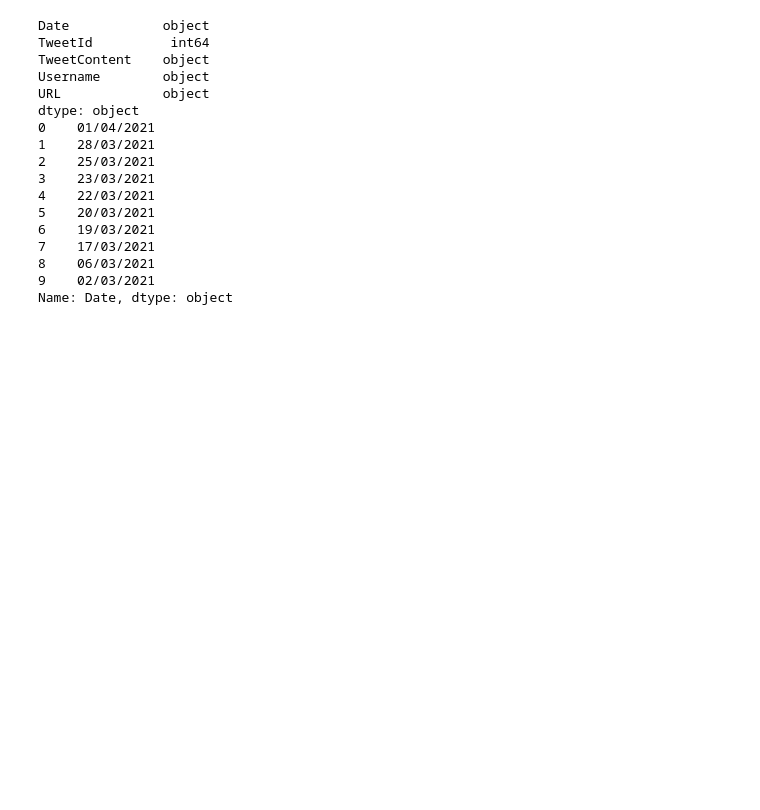
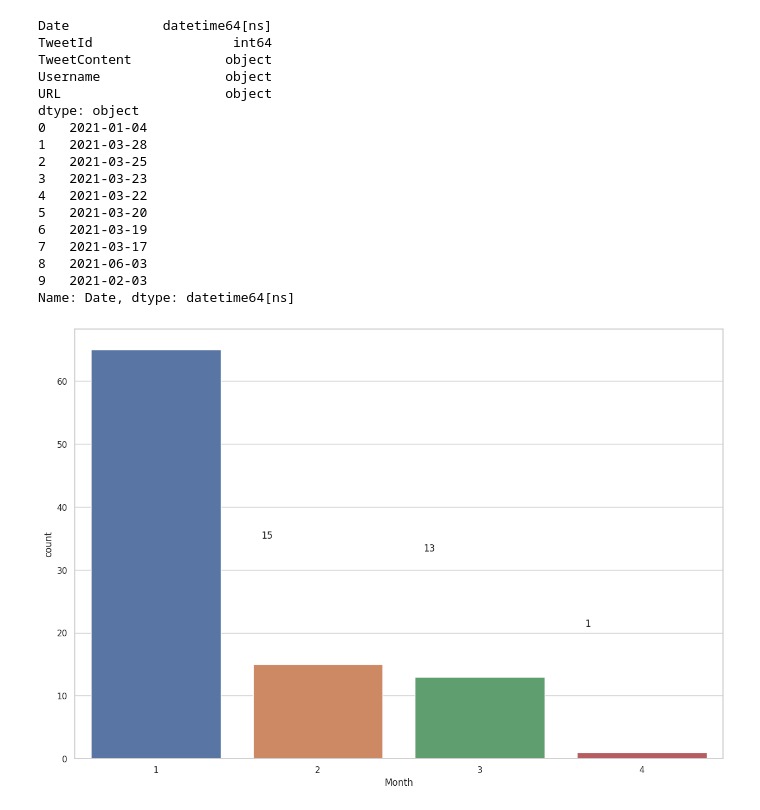
Before and after one commit to gustavoguimaraesreis/tcc, a Jupyter notebook: make_graph.ipynb, the cells around one changed output. Cells and saved outputs as stored; diff of their text form; code cells hidden in the pictures; blank space fills up the shorter version.

Commit message:
Grafos dos dados do tweet funcionando e começando com os dados do forum

```diff
--- a/make_graph.ipynb
+++ b/make_graph.ipynb
@@ -8,7 +8,7 @@ import matplotlib.pyplot as plt
 sns.set_theme(style="whitegrid")
 
 tweets = pd.read_json("tweets/facebook/tres-meses/facebook data leak_2021-01-02_2021-04-02.json",
-                     lines=True, nrows=10, convert_dates=False)
+                     lines=True, nrows=10, convert_dates=True)
 # print(tweets)
 # formato: Anodsfdsf/mes/dia
 
@@ -16,7 +16,9 @@ print(tweets.dtypes)
 # tweets['Date'] = tweets['Date'].strftime("%m/%d/%Y")
 # tweets['Date'] = pd.to_datetime(tweets['Date'])
 for column in tweets.columns[0:1]:
-    print(tweets[column])
+    print(tweets[column]) #formato Y-
+
+
 # tweets['Date'] = tweets['Date'].dt.strftime('%Y-%m-%d')
 # tweets['Date'] = pd.to_datetime(tweets.Date, format='%Y-%m-%d')
 # for ind in tweets:
@@ -33,9 +35,9 @@ for column in tweets.columns[0:1]:
 # tweets['MonthDay'] = tweets['Date'].dt.day
 # tweets['DayName'] = tweets['Date'].dt.day_name()
 # tweets['Week'] = tweets['Date'].dt.isocalendar().week
-# dropa a coluna DateTime
 
 
+# dropa a coluna DateTime
 # tweets.drop('Date',axis=1,inplace=True)
 
 # f, ax = plt.subplots(figsize=(15, 10))
@@ -45,20 +47,48 @@ for column in tweets.columns[0:1]:
 # for p in ax.patches:
 #     ax.annotate(int(p.get_height()), (p.get_x()+0.05, p.get_height()+20), fontsize = 12)
 # %% [output]
-Date            object
-TweetId          int64
-TweetContent    object
-Username        object
-URL             object
+Date            datetime64[ns]
+TweetId                  int64
+TweetContent            object
+Username                object
+URL                     object
 dtype: object
-0    01/04/2021
-1    28/03/2021
-2    25/03/2021
-3    23/03/2021
-4    22/03/2021
-5    20/03/2021
-6    19/03/2021
-7    17/03/2021
-8    06/03/2021
-9    02/03/2021
-Name: Date, dtype: object
+0   2021-01-04
+1   2021-03-28
+2   2021-03-25
+3   2021-03-23
+4   2021-03-22
+5   2021-03-20
+6   2021-03-19
+7   2021-03-17
+8   2021-06-03
+9   2021-02-03
+Name: Date, dtype: datetime64[ns]
+# %%
+import pandas as pd
+import numpy as np
+from datetime import datetime
+import seaborn as sns
+import matplotlib.pyplot as plt
+
+# Tres meses antes do ocorrido:
+sns.set_theme(style="whitegrid")
+tweets = pd.read_json("tweets/facebook/tres-meses/facebook data leak_2021-01-02_2021-04-02.json",
+                     lines=True, nrows=94, convert_dates=False)
+
+tweets['Date'] = pd.to_datetime(tweets.Date, format='%d/%m/%Y')
+# print(tweets.dtypes)
+# for column in tweets.columns[0:1]:
+#     print(tweets[column])
+
+tweets['Month'] = tweets['Date'].dt.month
+# tweets['MonthDay'] = tweets['Date'].dt.day
+
+f, ax = plt.subplots(figsize=(15, 10))
+
+sns.countplot(x= tweets['Month'])
+
+for p in ax.patches:
+    ax.annotate(int(p.get_height()), (p.get_x()+0.05, p.get_height()+20), fontsize = 12)
+# %% [output]
+[figure, added]
```
Also changed, not shown: parts of 3 cells of this notebook, 3 other files.
